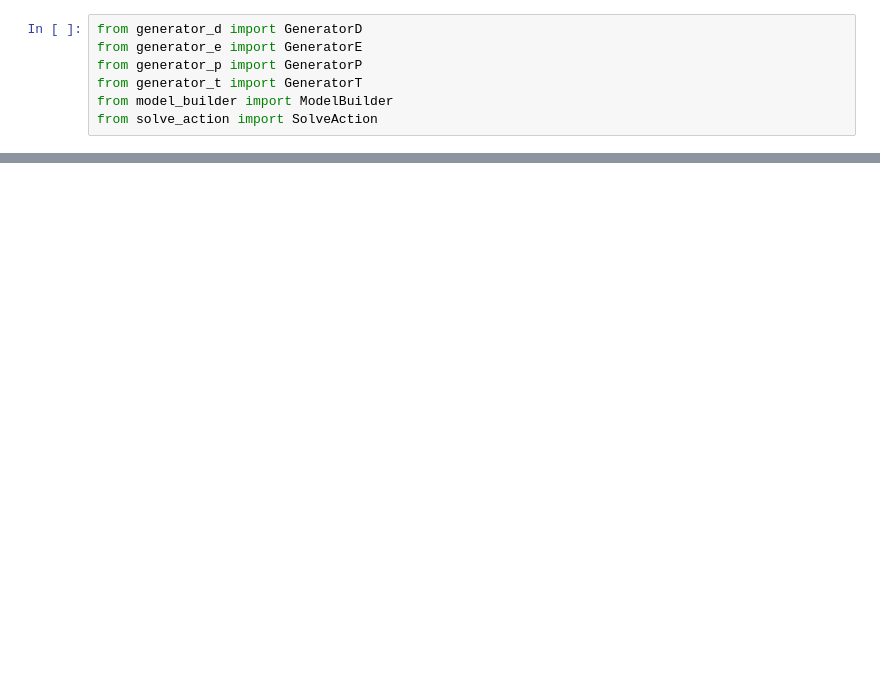
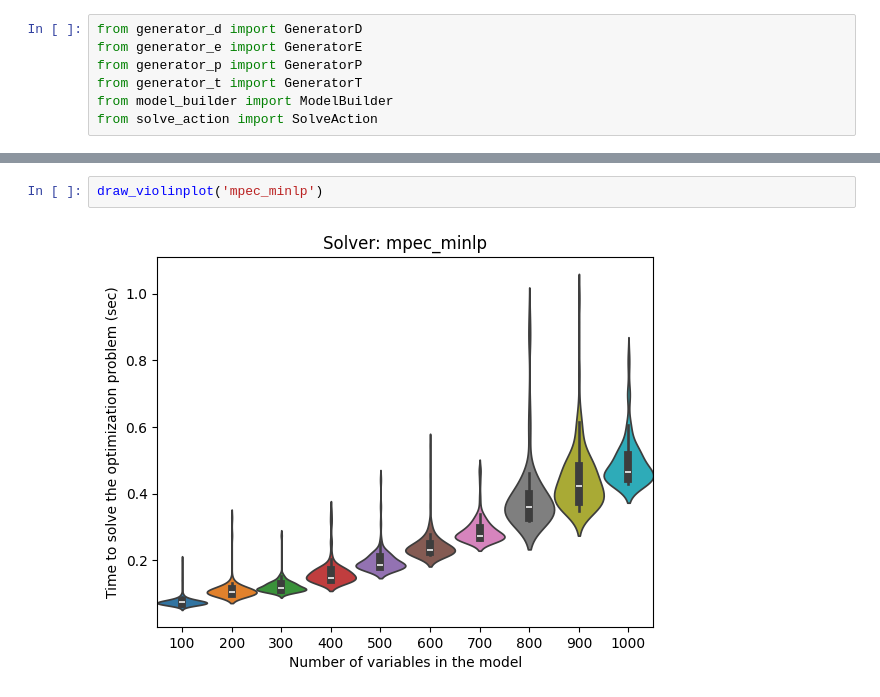
Before and after one commit to Dambr/yewking, a Jupyter notebook: task_description/index.ipynb, the cells around one changed output, grey strips where cells are left out. Cells and saved outputs as stored; diff of their text form; blank space fills up the shorter version.

```diff
--- a/task_description/index.ipynb
+++ b/task_description/index.ipynb
@@ -97,0 +322,4 @@ with_glpk.solve().duration
+# %%
+draw_violinplot('mpec_minlp')
+# %% [output]
+[figure, added]
```
Also changed, not shown: parts of 30 cells of this notebook, 4 other files.
